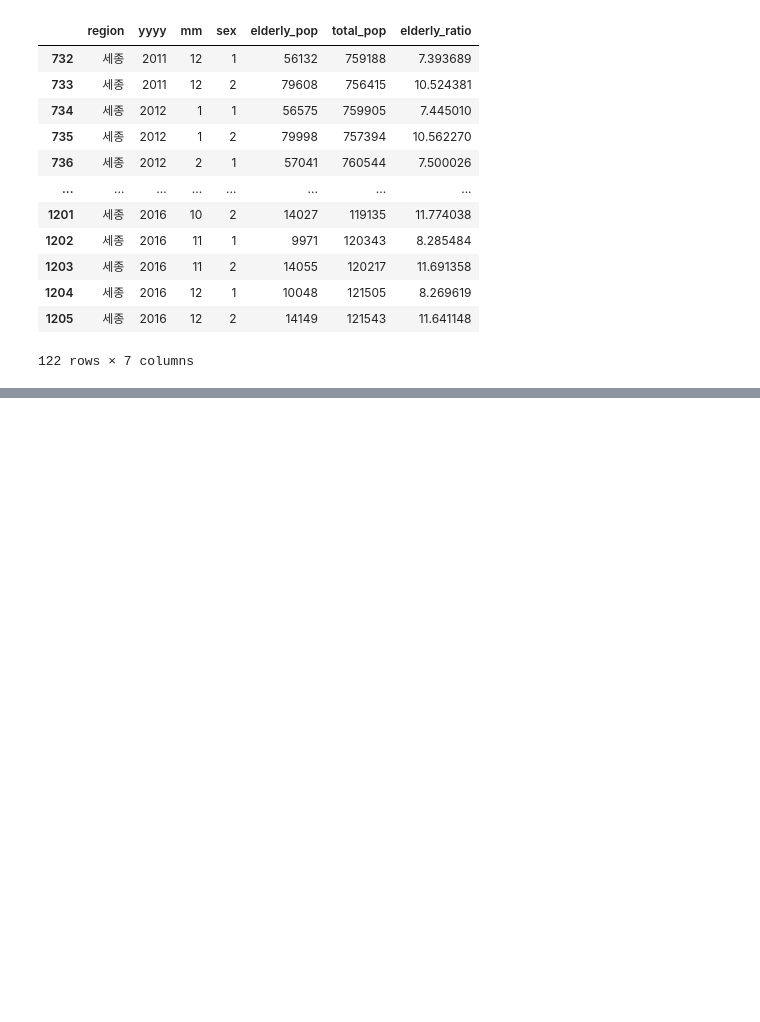
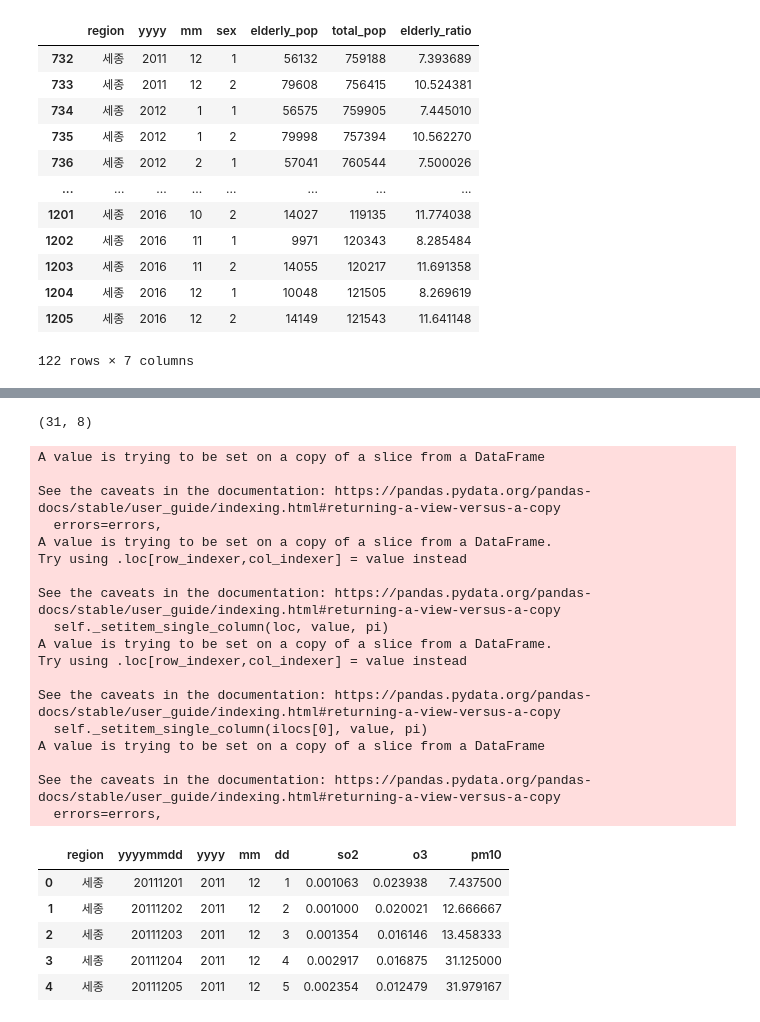
Before and after one commit to leech2193/weather_hospital_sowhat, a Jupyter notebook: [preprocessing] sejong-si data.ipynb, the cells around one changed output, grey strips where cells are left out. Cells and saved outputs as stored; diff of their text form; code cells hidden in the pictures; blank space fills up the shorter version.

```diff
--- a/[preprocessing] sejong-si data.ipynb
+++ b/[preprocessing] sejong-si data.ipynb
@@ -128,0 +222,38 @@ elderly.to_csv('Z:/공모전/날씨빅데이터콘테스트(공유)/data/201112_
+# %%
+tmp_df = df_2011_4[(df_2011_4['지역'] == '대전 유성구') & (df_2011_4['측정일시'].astype(str).str[4:6] == '12')]
+tmp_df.drop(columns = ['측정소명','측정소코드','CO','NO2','주소'], inplace=True)
+tmp_df.loc[:,'지역'] = '세종'
+tmp_df.loc[:,'측정일시'] = tmp_df['측정일시'].astype(str).str[:-2]
+tmp_df.rename(columns = {'지역':'region', '측정일시':'yyyymmdd','SO2':'so2','O3':'o3','PM10':'pm10'}, inplace=True)
+tmp_df = tmp_df.groupby(['region','yyyymmdd'], as_index=False).mean()
+tmp_df.insert(2,'yyyy', pd.to_datetime(tmp_df.yyyymmdd).dt.year)
+tmp_df.insert(3,'mm', pd.to_datetime(tmp_df.yyyymmdd).dt.month)
+tmp_df.insert(4,'dd', pd.to_datetime(tmp_df.yyyymmdd).dt.day)
+print(tmp_df.shape)
+tmp_df.head()
+# %% [output]
+(31, 8)
+A value is trying to be set on a copy of a slice from a DataFrame
+
+See the caveats in the documentation: https://pandas.pydata.org/pandas-docs/stable/user_guide/indexing.html#returning-a-view-versus-a-copy
+  errors=errors,
+A value is trying to be set on a copy of a slice from a DataFrame.
+Try using .loc[row_indexer,col_indexer] = value instead
+
+See the caveats in the documentation: https://pandas.pydata.org/pandas-docs/stable/user_guide/indexing.html#returning-a-view-versus-a-copy
+  self._setitem_single_column(loc, value, pi)
+A value is trying to be set on a copy of a slice from a DataFrame.
+Try using .loc[row_indexer,col_indexer] = value instead
+
+See the caveats in the documentation: https://pandas.pydata.org/pandas-docs/stable/user_guide/indexing.html#returning-a-view-versus-a-copy
+  self._setitem_single_column(ilocs[0], value, pi)
+A value is trying to be set on a copy of a slice from a DataFrame
+
+See the caveats in the documentation: https://pandas.pydata.org/pandas-docs/stable/user_guide/indexing.html#returning-a-view-versus-a-copy
+  errors=errors,
+|  | region | yyyymmdd | yyyy | mm | dd | so2 | o3 | pm10 |
+| 0 | 세종 | 20111201 | 2011 | 12 | 1 | 0.001063 | 0.023938 | 7.437500 |
+| 1 | 세종 | 20111202 | 2011 | 12 | 2 | 0.001000 | 0.020021 | 12.666667 |
+| 2 | 세종 | 20111203 | 2011 | 12 | 3 | 0.001354 | 0.016146 | 13.458333 |
+| 3 | 세종 | 20111204 | 2011 | 12 | 4 | 0.002917 | 0.016875 | 31.125000 |
+| 4 | 세종 | 20111205 | 2011 | 12 | 5 | 0.002354 | 0.012479 | 31.979167 |
```
Also changed, not shown: parts of 23 cells of this notebook.
